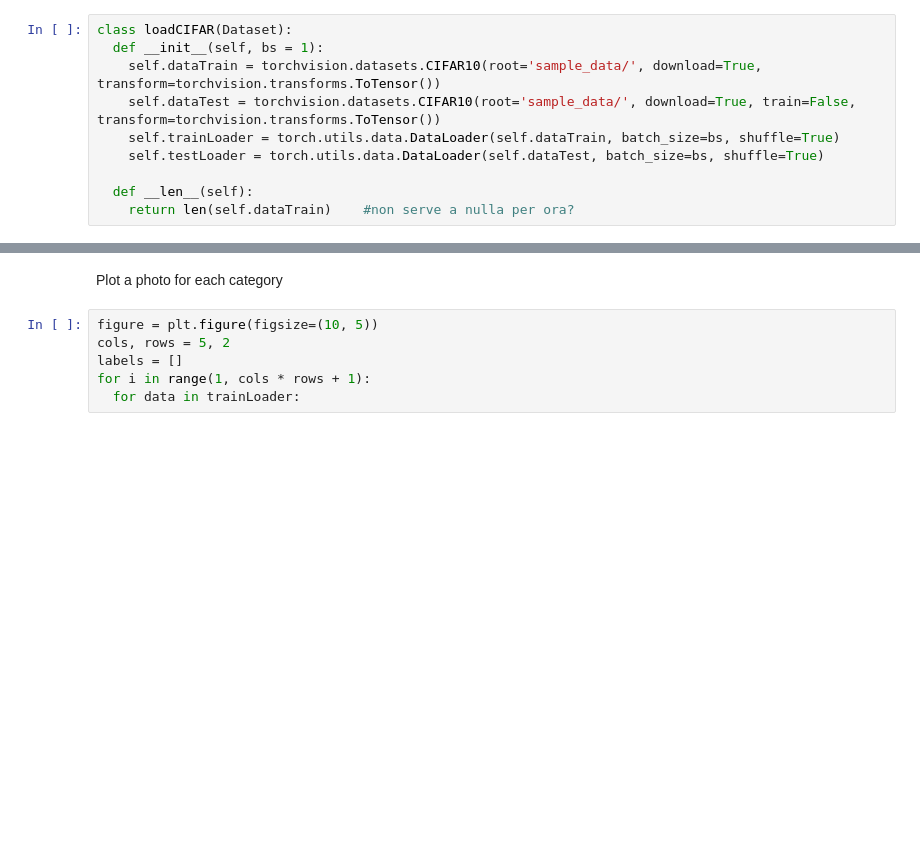
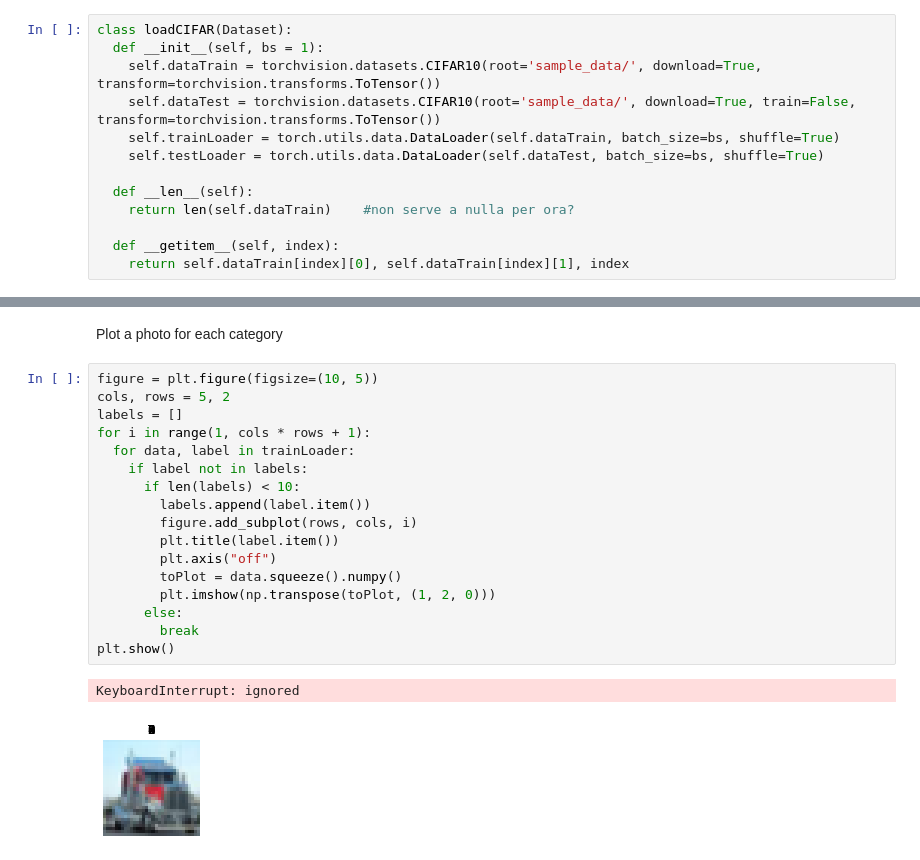
Before and after one commit to Raoolo/University, a Jupyter notebook: MachineDeepLearning/Lab1/Es4.ipynb, the cells around one changed output, grey strips where cells are left out. Saved outputs shown, nothing was run; the diff lists cells and outputs as text; blank space fills up the shorter version.

Commit message:
The visualization does not work lol

```diff
--- a/MachineDeepLearning/Lab1/Es4.ipynb
+++ b/MachineDeepLearning/Lab1/Es4.ipynb
@@ -13,6 +13,9 @@ class loadCIFAR(Dataset):
 
   def __len__(self):
     return len(self.dataTrain)    #non serve a nulla per ora?
+
+  def __getitem__(self, index):
+    return self.dataTrain[index][0], self.dataTrain[index][1], index
 # %%
 cif = loadCIFAR()
 # %% [output]
@@ -71,6 +94,20 @@ Plot a photo for each category
 # %%
 figure = plt.figure(figsize=(10, 5))
 cols, rows = 5, 2
 labels = []
 for i in range(1, cols * rows + 1):
-  for data in trainLoader:
+  for data, label in trainLoader:
+    if label not in labels:
+      if len(labels) < 10:
+        labels.append(label.item())
+        figure.add_subplot(rows, cols, i)
+        plt.title(label.item())
+        plt.axis("off")
+        toPlot = data.squeeze().numpy()
+        plt.imshow(np.transpose(toPlot, (1, 2, 0)))
+      else:
+        break
+plt.show()
+# %% [output]
+KeyboardInterrupt: ignored
+[figure, added]
```
Also changed, not shown: parts of 2 cells of this notebook.
